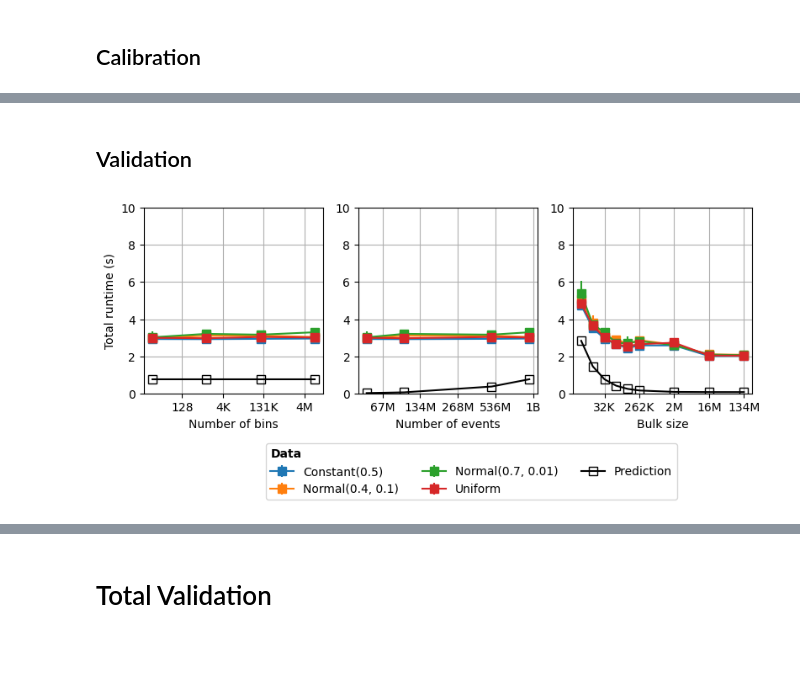
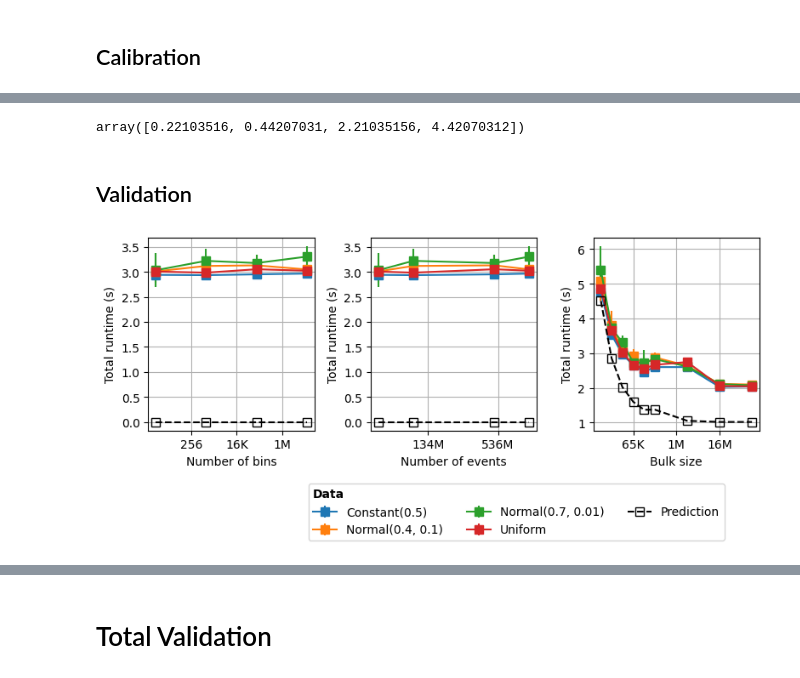
Before and after one commit to jolly-chen/msc-project, a Jupyter notebook: gpu-synchronous/validation-das6.ipynb, the cells around one changed output, grey strips where cells are left out. Saved outputs shown, nothing was run; the diff lists cells and outputs as text; code cells hidden in the pictures; blank space fills up the shorter version.

Commit message:
[gpu][nb] memtransfer model

```diff
--- a/gpu-synchronous/validation-das6.ipynb
+++ b/gpu-synchronous/validation-das6.ipynb
@@ -2612,17 +2662,15 @@ plt.show()
 # %% [markdown]
 ## Design
 # %%
-filename = "../microbenchmarks/das6/memtransfers.json"
+filename = f"{mb_input_folder}/memtransfers.json"
 with open(filename, "r") as f:
     jdata = json.load(f)
 mcpybm_df = pd.DataFrame.from_dict(jdata["benchmarks"]).astype({"real_time" : float})
 
 convert_to_type(mcpybm_df, "real_time", np.float64)
 mcpybm_df["func_name"] = mcpybm_df["name"].apply(lambda s: s.split("/")[0][3:])
-mcpybm_df["time_factor"] = mcpybm_df["time_unit"].apply(convert_unit)
 del (mcpybm_df["family_index"], mcpybm_df["per_family_instance_index"],
      mcpybm_df["run_name"], mcpybm_df["threads"], mcpybm_df["run_type"], mcpybm_df["aggregate_unit"])
-mcpybm_df["time_factor"] = mcpybm_df["time_unit"].apply(convert_unit)
 mcpybm_df
 # %% [output]
 |  | name | repetitions | aggregate_name | iterations | real_time | cpu_time | time_unit | nbytes | pinned | ... |
@@ -2720,6 +2799,7 @@ plt.show();
 # %% [markdown]
 ## Calibration
 # %%
+rep  = mcpybm_mean["repetitions"].values[0]
 norm = unit_to_unit_factor(mcpybm_mean["time_unit"].values[0], "ns") / rep
 arg = (mcpybm_mean["func_name"] == "HToD")
 das6_alpha_pinned = np.min(mcpybm_mean.loc[arg & (mcpybm_mean["pinned"] == True)]["real_time"] * norm)
@@ -2912,0 +2971,15 @@ Name: nbytes, dtype: int64
+# %%
+# https://ieeexplore.ieee.org/stamp/stamp.jsp?tp=&arnumber=6650995
+def T_memcpy_das6(bytes, pinned):
+    alpha = das6_alpha_pinned if pinned else das6_alpha_paged
+    maxibw = das6_maxibw_htod_pinned if pinned else das6_maxibw_htod_paged
+    popt = ibw_smallpinned_popt if pinned else ibw_smallpaged_popt
+
+    try:
+        T = np.zeros(len(bytes)).astype(np.float64)
+        T[bytes < das6_bw_threshold] = ibw_small(bytes[bytes < das6_bw_threshold], *popt)
+        T[bytes >= das6_bw_threshold] = maxibw * bytes[bytes >= das6_bw_threshold]
+    except:
+        if bytes < das6_bw_threshold: T = ibw_small(bytes, *popt)
+        else: T = maxibw * bytes
+    return np.clip(T, 0, np.inf)
@@ -2913,14 +3051,11 @@ Name: nbytes, dtype: int64
+# %%
+2*T_memcpy_das6(selected_bulksize*8, False) * (vd_unique_nvals/selected_bulksize) * norm
+# %% [output]
+array([0.22103516, 0.44207031, 2.21035156, 4.42070312])
 # %% [markdown]
 ## Validation
 # %%
-save = False; figname="../../images/das6/gpu_memcpy_validation.pdf"
-
-def next_power_of_2(x):
-    return 1 if x == 0 else 2**np.ceil(np.log2(x))
-def transformreduce_geometry(bulksize, blocksize):
-    threads =  next_power_of_2((bulksize + 1) / 2) if bulksize < blocksize * 2 else blocksize
-    blocks = (bulksize + (threads * 2 - 1)) / (threads * 2)
-    return int(threads), int(blocks)
+save = False; figname="../../images/das6/gpu_memcpy_validation_verbose.pdf"
 
 selected_env = "CUDA"
 selected_gpu = "A4000"
@@ -2954,19 +3089,15 @@ for di,distr in enumerate(selected_distr):
                    )
 
 ## Prediction
-blocks = (selected_bulksize + (selected_blocksize * 2 - 1)) / (selected_blocksize * 2)
-pred = np.repeat((T_gpu_usb(selected_bulksize, *Tusb_popt) * 4 * (selected_nvals/selected_bulksize) # main reduction
-                 + T_gpu_usb(blocks, *Tusb_popt) * 4 * (selected_nvals/selected_bulksize)) # final reduction
-                 * unit_to_unit_factor("ns", "s"), len(vd_unique_nbins))
-ax.errorbar(vd_unique_nbins,
-            pred,             label="Prediction", **pred_style
-
+pred = 2* T_memcpy_das6(selected_bulksize*8, False) * (selected_nvals/selected_bulksize) * norm
+ax.errorbar(vd_unique_nbins, np.repeat(pred, len(vd_unique_nbins)),
+            label="Prediction", **pred_style
 )
 
 plt.xlabel("Number of bins")
 plt.xscale("log", base=2)
 ax.xaxis.set_major_formatter(ticker.FuncFormatter(lambda x, _: f"{human_readable(int(x))}"))
-plt.ylim([0, hmax])
+# plt.ylim([0, hmax])
 plt.ylabel("Total runtime (s)")
 
 #####################
@@ -2986,59 +3117,50 @@ for di,distr in enumerate(selected_distr):
                 )
 
 ## Prediction
-blocks = (selected_bulksize + (selected_blocksize * 2 - 1)) / (selected_blocksize * 2)
-pred = ((T_gpu_usb(selected_bulksize, *Tusb_popt) * 4 * (vd_unique_nvals/selected_bulksize) # main reduction
-         + T_gpu_usb(blocks, *Tusb_popt) * 4 * (vd_unique_nvals/selected_bulksize)) # final reduction
-         * unit_to_unit_factor("ns", "s"))
-ax.plot(vd_unique_nvals, pred, label="Prediction", **pred_style)
-# observ = avg["tstats"].values
-# print("MAE:", mae(pred, observ))
-# print("R2:", r2(pred, observ) * 100)
+pred = 2*T_memcpy_das6(selected_bulksize*8, False) * (vd_unique_nvals/selected_bulksize) * norm
+ax.errorbar(vd_unique_nvals, pred,
+            label="Prediction", **pred_style
+)
 
 plt.xlabel("Number of events")
 plt.xscale("log", base=2)
 ax.xaxis.set_major_formatter(ticker.FuncFormatter(lambda x, _: f"{human_readable(int(x))}"))
-plt.ylim([0, hmax])
+# plt.ylim([0, hmax])
+plt.ylabel("Total runtime (s)")
 
 #####################
 ax = plt.subplot(133)
 for di,distr in enumerate(selected_distr):
     marg = (selected_env, selected_gpu, distr, selected_nvals, selected_nbins,
            vd_unique_bulksize, selected_edges, dir)
     aarg = (selected_env, selected_gpu, distr, selected_nvals, selected_nbins,
            vd_unique_bulksize, selected_edges, api)
     avg = gp_memops.mean().loc[marg] + gp_api.mean().loc[aarg]
     std = gp_memops.std().loc[marg] + gp_api.std().loc[aarg]
 
     p = ax.errorbar(vd_unique_bulksize, avg["Total Time (ns)"] * norm,
                     yerr=std["Total Time (ns)"]* norm,
                     label=f"{map_distr_name(distr)}".title(),
                     **vd_style,
                 )
 
 ## Prediction
-blocks = (vd_unique_bulksize + (selected_blocksize * 2 - 1)) / (selected_blocksize * 2)
-pred = ((T_gpu_usb(vd_unique_bulksize, *Tusb_popt) * 4 * (selected_nvals/vd_unique_bulksize) # main reduction
-         + T_gpu_usb(blocks, *Tusb_popt) * 4 * (selected_nvals/vd_unique_bulksize)) # final reduction
-         * unit_to_unit_factor("ns", "s"))
+pred = 2* T_memcpy_das6(vd_unique_bulksize*8, False) * (selected_nvals/vd_unique_bulksize) * norm
 ax.errorbar(vd_unique_bulksize, pred,
             label="Prediction", **pred_style
 )
-# observ = avg["tstats"].values
-# print("MAE:", mae(pred, observ))
-# print("R2:", r2(pred, observ) * 100)
 
 plt.xlabel("Bulk size")
 plt.xscale("log", base=2)
 ax.xaxis.set_major_formatter(ticker.FuncFormatter(lambda x, _: f"{human_readable(int(x))}"))
-plt.ylim([0, hmax])
+# plt.ylim([0, hmax])
+plt.ylabel("Total runtime (s)")
 
 ##############
 fig.tight_layout()
 plt.legend(title="Data", loc='lower left',  bbox_to_anchor=(-1.75, -.6), ncols=3,
            alignment="left", title_fontproperties={'weight':'bold'})
-
 if save: plt.savefig(figname, format="pdf", bbox_inches='tight')
 plt.show()
 # %% [output]
-[figure, old version]
+[figure, new version]
```
Also changed, not shown: parts of 35 cells of this notebook.
